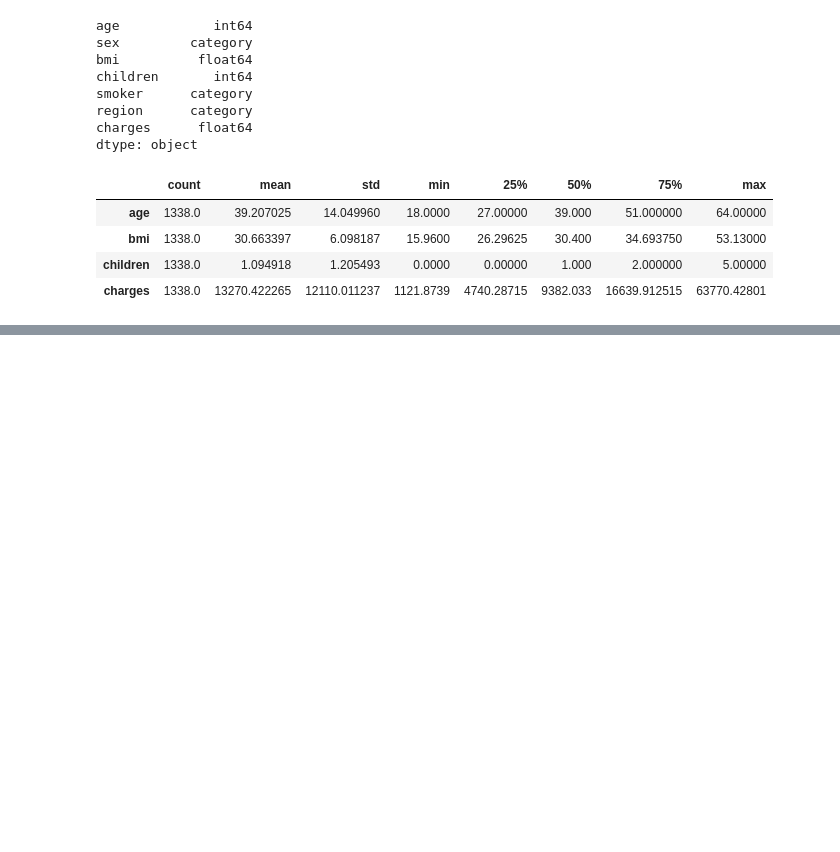
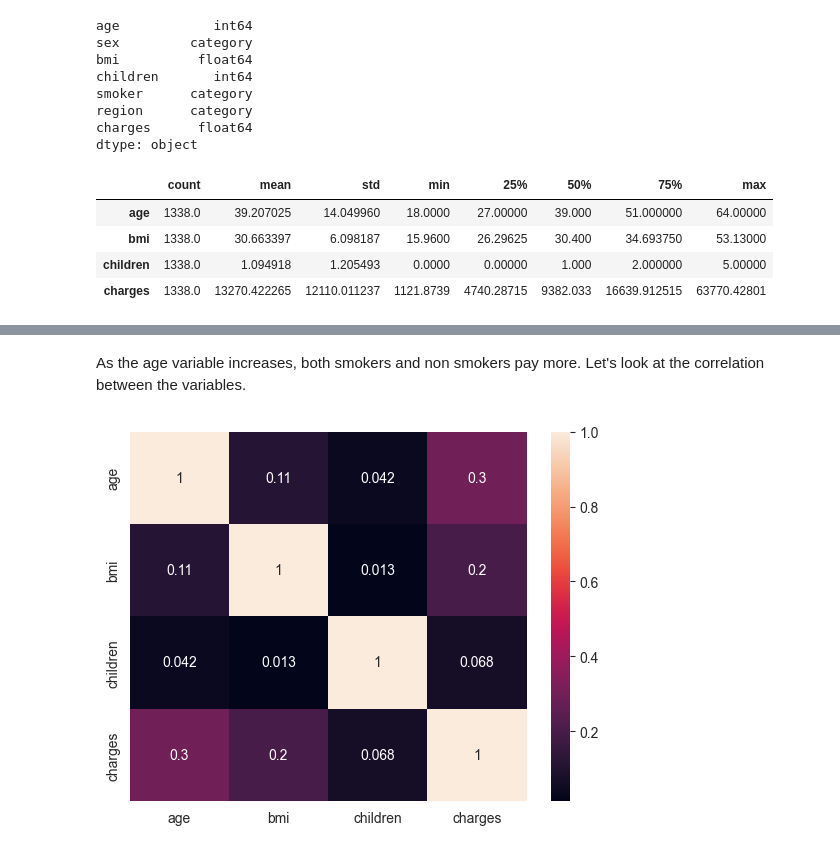
Before and after one commit to DanielBrechner/machine-learning-medical, a Jupyter notebook: app.ipynb, the cells around one changed output, grey strips where cells are left out. Cells and saved outputs as stored; diff of their text form; code cells hidden in the pictures; blank space fills up the shorter version.

```diff
--- a/app.ipynb
+++ b/app.ipynb
@@ -83,0 +110,6 @@ data.describe().T
+# %% [markdown]
+As the age variable increases, both smokers and non smokers pay more. Let's look at the correlation between the variables.
+# %%
+sns.heatmap(data.corr(numeric_only=True), annot= True);
+# %% [output]
+[figure, added]
```
Also changed, not shown: parts of 7 cells of this notebook.
